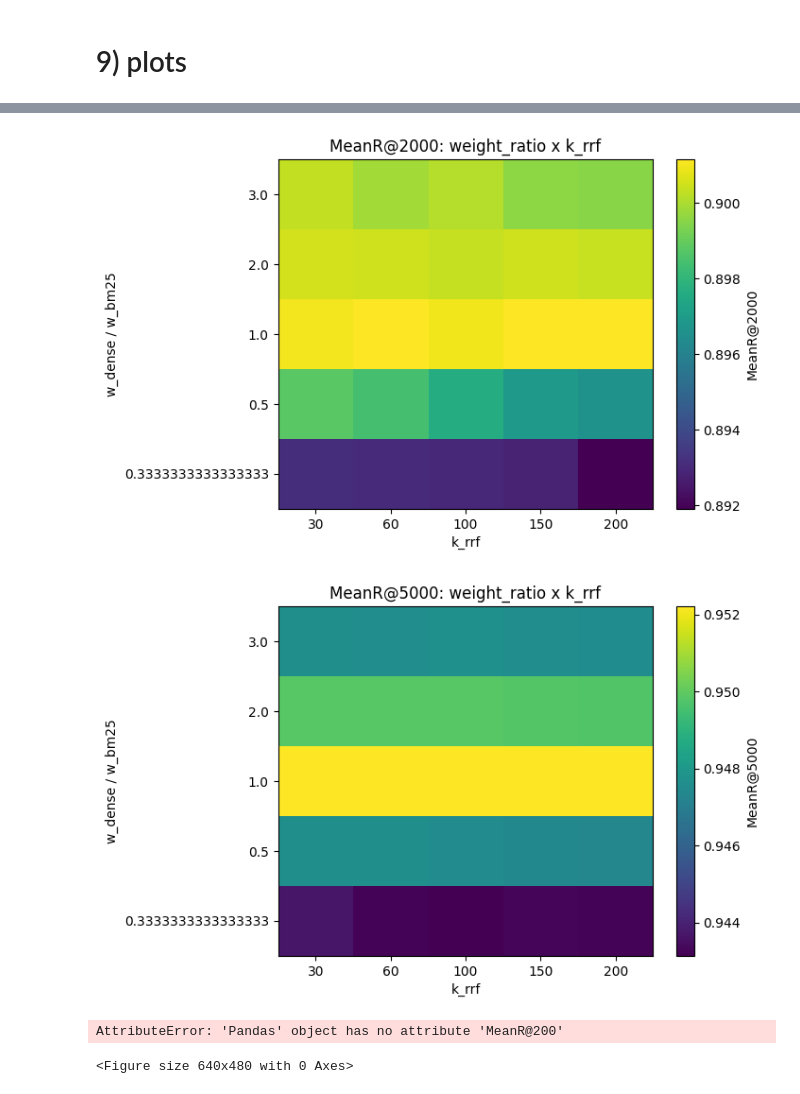
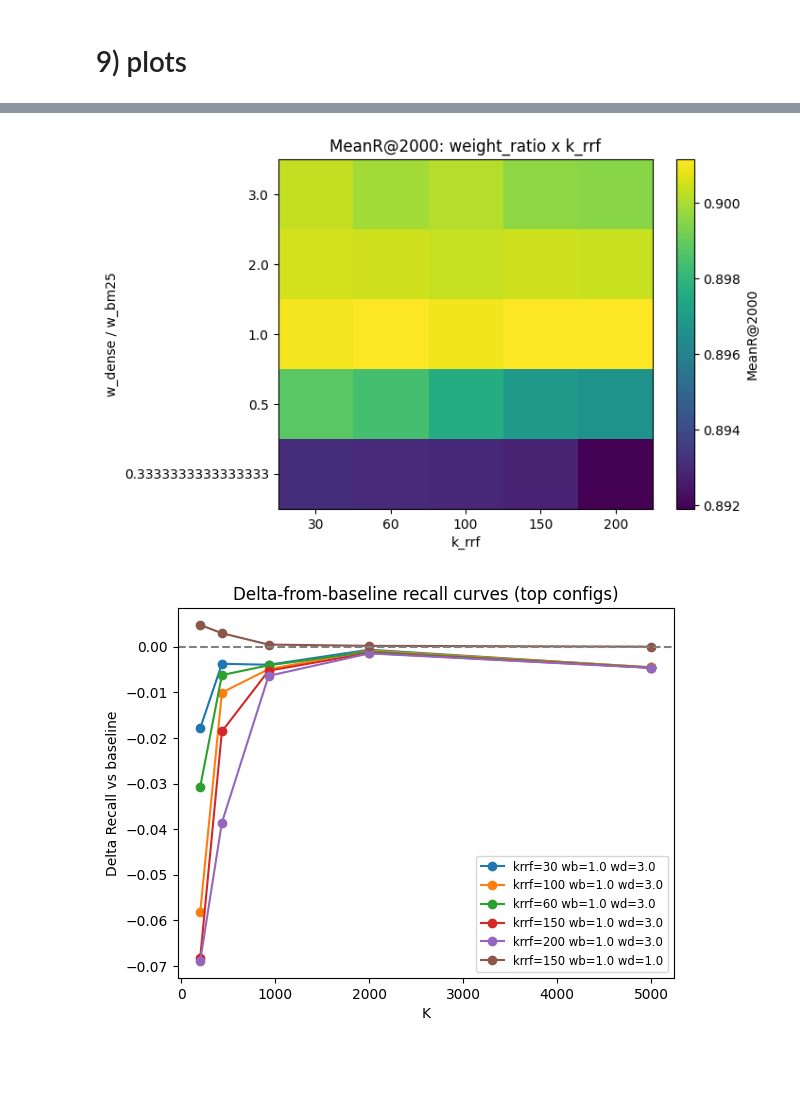
Before and after one commit to fulaibaowang/BioASQ, a Jupyter notebook: notebooks/hybird.ipynb, the cells around one changed output, grey strips where cells are left out. Cells and saved outputs as stored; diff of their text form; code cells hidden in the pictures; blank space fills up the shorter version.

```diff
--- a/notebooks/hybird.ipynb
+++ b/notebooks/hybird.ipynb
@@ -537,9 +537,11 @@ test_splits = [fp.stem for fp in TEST_BATCHES]
 
 def rank_option1(df: pd.DataFrame) -> pd.DataFrame:
     d = df[df["split"].isin(test_splits)].copy()
+    # Treat CAP+1 as CAP for aggregation to avoid fractional K_rec from averaging.
+    d["K_rec_clipped"] = d["K_rec"].clip(upper=cap_eff)
 
     agg_cols = {
-        "K_rec": "mean",
+        "K_rec_clipped": "mean",
         f"MeanR@{cap_eff}": "mean",
         f"MeanR@{k_max_eval_eff}": "mean",
         f"ShortfallRate@{cap_eff}": "mean",
@@ -547,6 +549,7 @@ def rank_option1(df: pd.DataFrame) -> pd.DataFrame:
     }
 
     grp = d.groupby(["k_rrf", "w_bm25", "w_dense"], as_index=False).agg(agg_cols)
+    grp = grp.rename(columns={"K_rec_clipped": "K_rec"})
 
     grp = grp.sort_values(
         by=["K_rec", f"MeanR@{cap_eff}", f"ShortfallRate@{cap_eff}"],
@@ -806,7 +809,7 @@ agg["weight_ratio"] = agg["w_dense"] / agg["w_bm25"]
 agg = agg.sort_values(["weight_ratio", "k_rrf"]).reset_index(drop=True)
 
 # 10.1) Small-multiples heatmaps: metric x (weight_ratio, k_rrf)
-heat_metrics = ["MeanR@200", "MeanR@500", f"MeanR@{cap_eff}", f"MeanR@{k_max_eval_eff}"]
+heat_metrics = ["MeanR@200", f"MeanR@{cap_eff}"]
 heat_metrics = [m for m in heat_metrics if m in agg.columns]
 for metric in heat_metrics:
     piv = agg.pivot_table(index="weight_ratio", columns="k_rrf", values=metric, aggfunc="mean")
@@ -814,59 +817,31 @@ for metric in heat_metrics:
     plt.imshow(piv.values, aspect="auto", origin="lower")
     plt.colorbar(label=metric)
     plt.xticks(range(len(piv.columns)), piv.columns.astype(str))
     plt.yticks(range(len(piv.index)), [str(x) for x in piv.index])
     plt.xlabel("k_rrf")
     plt.ylabel("w_dense / w_bm25")
     plt.title(f"{metric}: weight_ratio x k_rrf")
     plt.show()
 
 # 10.2) Delta-from-baseline curves per config
 baseline = agg[(agg["w_bm25"] == 1.0) & (agg["w_dense"] == 1.0) & (agg["k_rrf"] == 30)]
 if len(baseline) == 0:
     baseline = agg.iloc[[0]]
 baseline = baseline.iloc[0]
 top_configs = agg.sort_values(["K_rec", f"MeanR@{cap_eff}"], ascending=[True, False]).head(6)
 ks = [int(c.split("@")[1]) for c in recall_cols]
 plt.figure()
 for _, row in top_configs.iterrows():
     deltas = [row[f"MeanR@{k}"] - baseline[f"MeanR@{k}"] for k in ks]
     label = f"krrf={int(row.k_rrf)} wb={row.w_bm25} wd={row.w_dense}"
     plt.plot(ks, deltas, marker="o", label=label)
 plt.axhline(0.0, linestyle="--", color="gray")
 plt.xlabel("K")
 plt.ylabel("Delta Recall vs baseline")
 plt.title("Delta-from-baseline recall curves (top configs)")
 plt.legend(fontsize="small")
 plt.show()
-
-# 10.3) Pareto scatter: shallow vs deep + robustness
-k_shallow = 200 if "MeanR@200" in agg.columns else int(recall_cols[0].split("@")[1])
-k_deep = 2000 if "MeanR@2000" in agg.columns else int(recall_cols[-1].split("@")[1])
-size = 40 + 30 * agg["weight_ratio"].clip(0.5, 3.0)
-plt.figure()
-sc = plt.scatter(agg[f"MeanR@{k_shallow}"], agg[f"MeanR@{k_deep}"], c=agg["k_rrf"], s=size)
-plt.xlabel(f"MeanR@{k_shallow}")
-plt.ylabel(f"MeanR@{k_deep}")
-plt.title("Pareto view: shallow vs deep")
-plt.colorbar(sc, label="k_rrf")
-plt.show()
-
-rob = df_test.groupby(["k_rrf", "w_bm25", "w_dense"], as_index=False).agg(
-    mean_deep=(f"MeanR@{k_deep}", "mean"),
-    min_deep=(f"MeanR@{k_deep}", "min"),
-)
-rob["weight_ratio"] = rob["w_dense"] / rob["w_bm25"]
-size = 40 + 30 * rob["weight_ratio"].clip(0.5, 3.0)
-plt.figure()
-sc = plt.scatter(rob["mean_deep"], rob["min_deep"], c=rob["k_rrf"], s=size)
-plt.xlabel(f"Avg MeanR@{k_deep}")
-plt.ylabel(f"Worst-split MeanR@{k_deep}")
-plt.title("Robustness: avg vs worst split")
-plt.colorbar(sc, label="k_rrf")
-plt.show()
 # %% [output]
 [figure]
 [figure]
-[figure, old version]
+[figure, new version]
-AttributeError: 'Pandas' object has no attribute 'MeanR@200'
-<Figure size 640x480 with 0 Axes>
```
Also changed, not shown: parts of 3 cells of this notebook, 3 other files.
